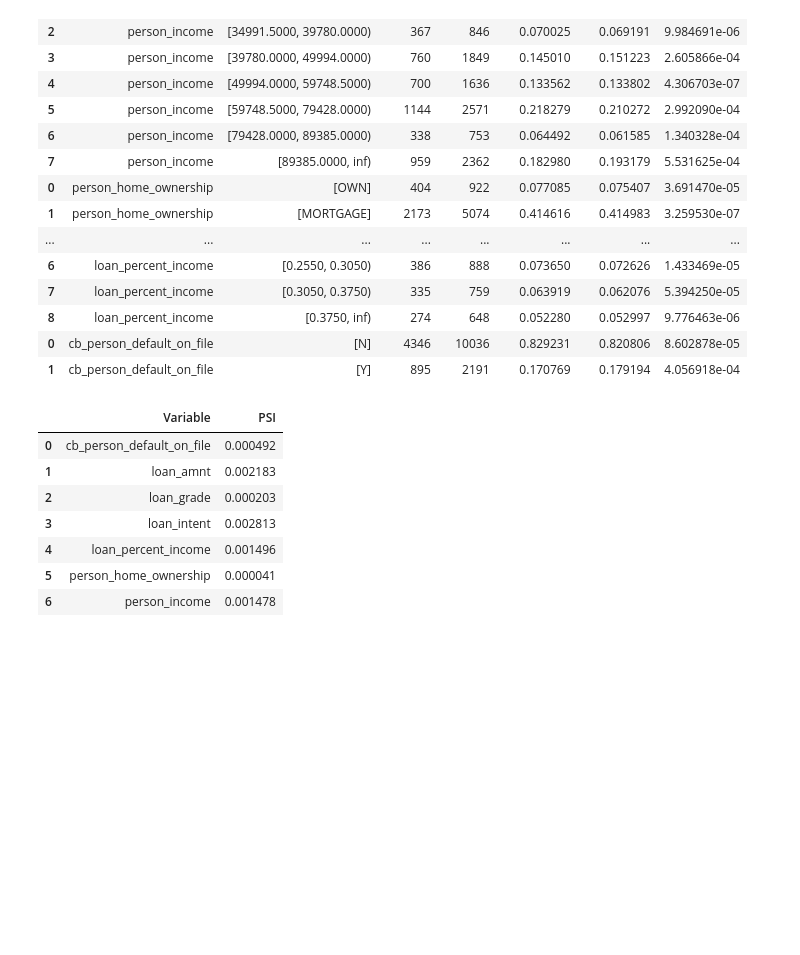
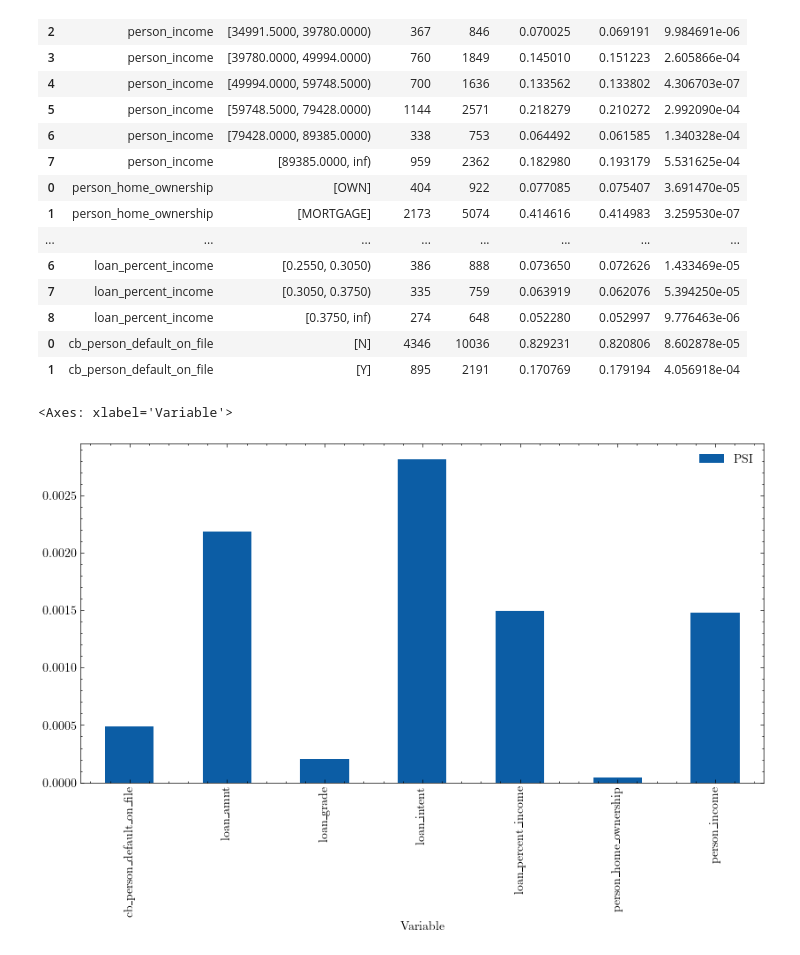
Before and after one commit to oun-vikreth/oun-vikreth.github.io, a Jupyter notebook: posts/credit scoring/code.ipynb, the cells around one changed output. Cells and saved outputs as stored; diff of their text form; code cells hidden in the pictures; blank space fills up the shorter version.

```diff
--- a/posts/credit scoring/code.ipynb
+++ b/posts/credit scoring/code.ipynb
@@ -331,13 +402,7 @@ monitoring.psi_variable_table(style="detailed")
 | 0 | cb_person_default_on_file | [N] | 4346 | 10036 | 0.829231 | 0.820806 | 8.602878e-05 |
 | 1 | cb_person_default_on_file | [Y] | 895 | 2191 | 0.170769 | 0.179194 | 4.056918e-04 |
 # %%
-monitoring.psi_variable_table(style="summary")
+monitoring.psi_variable_table(style="summary").plot.bar(x='Variable', y='PSI', figsize=(10, 5), title='Population Stability Index (PSI) by Variable')
 # %% [output]
-|  | Variable | PSI |
-| 0 | cb_person_default_on_file | 0.000492 |
-| 1 | loan_amnt | 0.002183 |
-| 2 | loan_grade | 0.000203 |
-| 3 | loan_intent | 0.002813 |
-| 4 | loan_percent_income | 0.001496 |
-| 5 | person_home_ownership | 0.000041 |
-| 6 | person_income | 0.001478 |
+<Axes: xlabel='Variable'>
+[figure, added]
```
Also changed, not shown: parts of 11 cells of this notebook, 10 other files.
